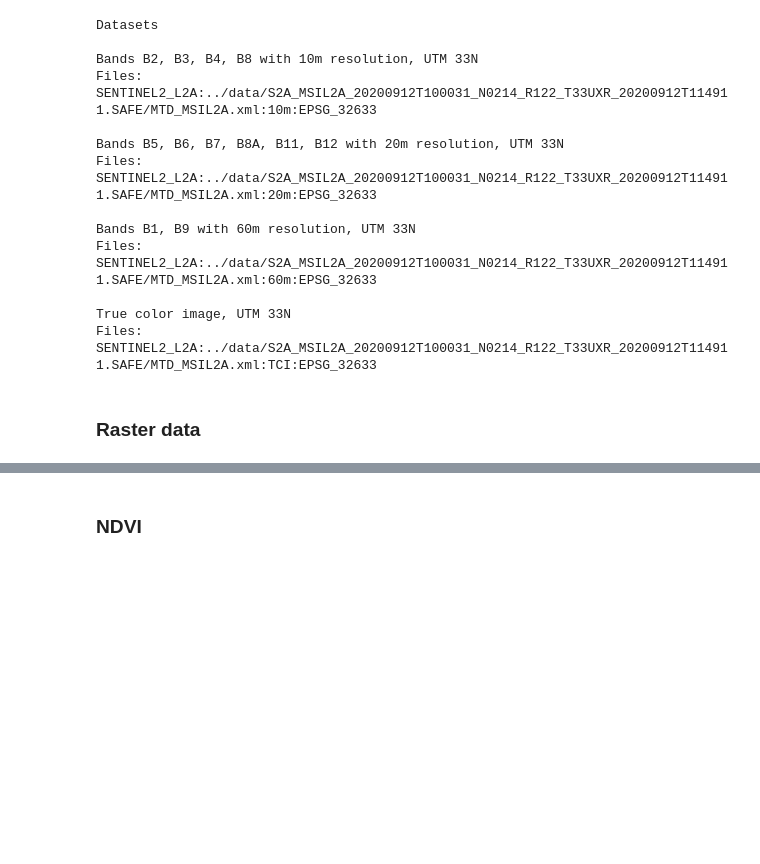
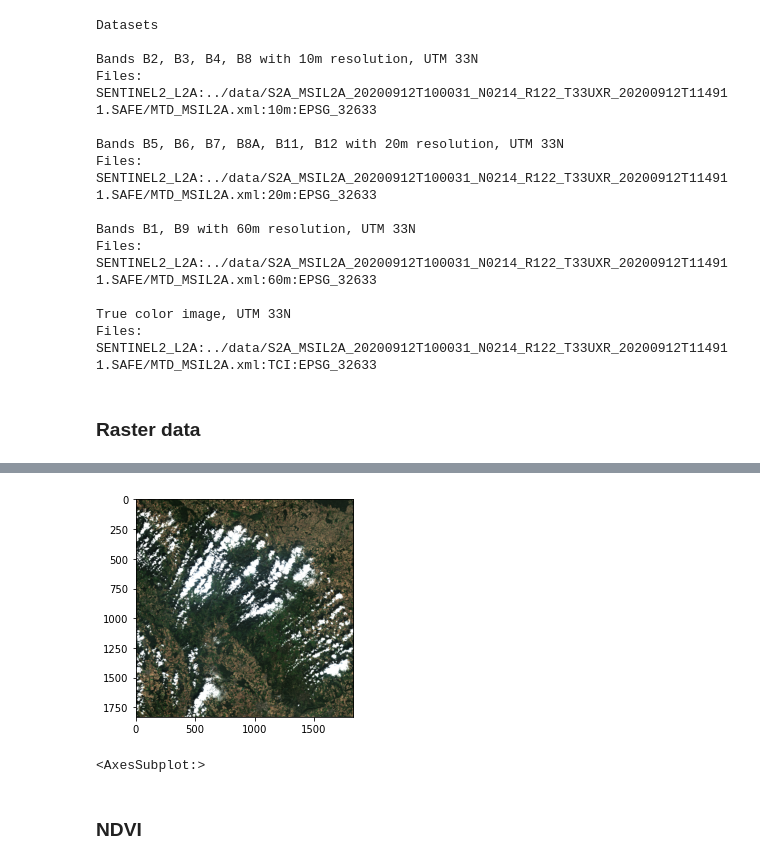
Before and after one commit to gutiKristian/sentinel, a Jupyter notebook: notebooks/sentinel2.ipynb, the cells around one changed output, grey strips where cells are left out. Cells and saved outputs as stored; diff of their text form; code cells hidden in the pictures; blank space fills up the shorter version.

```diff
--- a/notebooks/sentinel2.ipynb
+++ b/notebooks/sentinel2.ipynb
@@ -19,6 +21,9 @@ Wall time: 1.2 s
 def print_meta_data(data, arguments):
     for arg in arguments:
         print(arg, ":", data[arg])
+
+def rescale_intensity(image, _min, _max):
+    return exposure.rescale_intensity(image, in_range=(_min, _max), out_range=(0, 255)).astype(np.uint8)
 # %% [markdown]
 ## Load data
 # %%
@@ -87,11 +90,11 @@ string = '../data/S2A_MSIL2A_20200912T100031_N0214_R122_T33UXR_20200912T114911.S
 # %%
 # No need to do this if we use our aux data but I prefer do it this way
-original_tci = raster_data + 'R10m/T33UXR_20200912T100031_TCI_10m.jp2'
-red_band = raster_data + 'R10m/T33UXR_20200912T100031_B04_10m.jp2'
-green_band = raster_data + 'R10m/T33UXR_20200912T100031_B03_10m.jp2'
-blue_band = raster_data + 'R10m/T33UXR_20200912T100031_B02_10m.jp2'
+original_tci = raster_data + 'R60m/T33UXR_20200912T100031_TCI_60m.jp2'
+red_band = raster_data + 'R60m/T33UXR_20200912T100031_B04_60m.jp2'
+green_band = raster_data + 'R60m/T33UXR_20200912T100031_B03_60m.jp2'
+blue_band = raster_data + 'R60m/T33UXR_20200912T100031_B02_60m.jp2'
 
-# Open images (with rasterio lib-build on top of GDAL), these are 16bit grayscale images
+# Open images (with rasterio lib-build on top of GDAL), these are 16bit grayscale images (MSI Sensor is 12bit)
 red_image = rasterio.open(red_band)
 green_image = rasterio.open(green_band)
 blue_image = rasterio.open(blue_band)
@@ -121 +119,9 @@ rgb_profile['photometric'] = "RGB"
+# %%
+# Final rgb image would be too 'dark', normalize the values first
+rgb = [red, green, blue]
+gain = 1.2
+
+rgb[0] = rescale_intensity(rgb[0] * gain, 0, 4096)
+rgb[1] = rescale_intensity(rgb[1] * gain, 0, 4096)
+rgb[2] = rescale_intensity(rgb[2] * gain, 0, 4096)
 # %%
@@ -136,3 +131,8 @@ with rasterio.open("rgb3.jp2", 'w', **rgb2) as dst:
+# %%
+show(rgb)
+# %% [output]
+[figure, added]
+<AxesSubplot:>
 # %% [markdown]
 ### NDVI
 # %%
```
Also changed, not shown: parts of 27 cells of this notebook.
